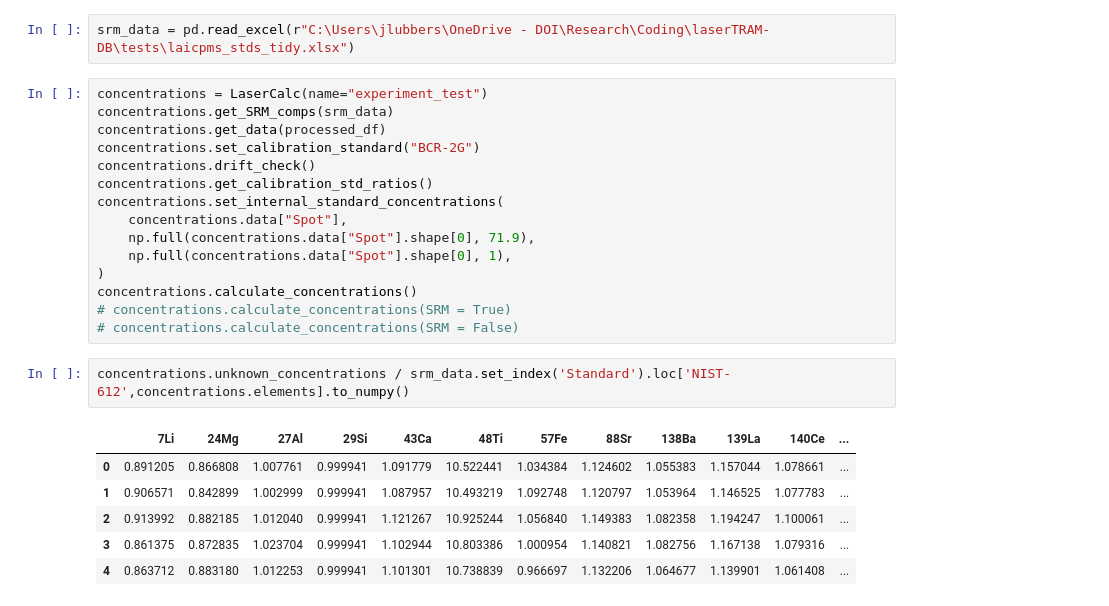
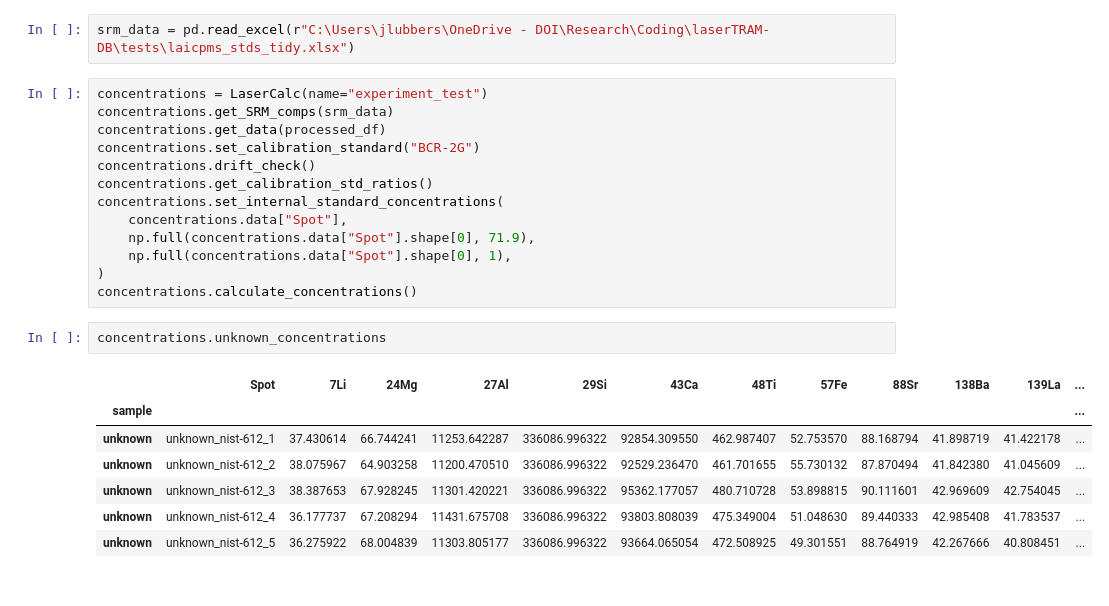
Before and after one commit to jlubbersgeo/lasertram, a Jupyter notebook: lasertram_tests.ipynb, the cells around one changed output. Saved outputs shown, nothing was run; the diff lists cells and outputs as text.

```diff
--- a/lasertram_tests.ipynb
+++ b/lasertram_tests.ipynb
@@ -171,14 +171,13 @@ concentrations.set_internal_standard_concentrations(
     np.full(concentrations.data["Spot"].shape[0], 1),
 )
 concentrations.calculate_concentrations()
-# concentrations.calculate_concentrations(SRM = True)
-# concentrations.calculate_concentrations(SRM = False)
-# %%
-concentrations.unknown_concentrations / srm_data.set_index('Standard').loc['NIST-612',concentrations.elements].to_numpy()
-# %% [output]
-|  | 7Li | 24Mg | 27Al | 29Si | 43Ca | 48Ti | 57Fe | 88Sr | 138Ba | 139La | 140Ce | ... |
-| 0 | 0.891205 | 0.866808 | 1.007761 | 0.999941 | 1.091779 | 10.522441 | 1.034384 | 1.124602 | 1.055383 | 1.157044 | 1.078661 | ... |
-| 1 | 0.906571 | 0.842899 | 1.002999 | 0.999941 | 1.087957 | 10.493219 | 1.092748 | 1.120797 | 1.053964 | 1.146525 | 1.077783 | ... |
-| 2 | 0.913992 | 0.882185 | 1.012040 | 0.999941 | 1.121267 | 10.925244 | 1.056840 | 1.149383 | 1.082358 | 1.194247 | 1.100061 | ... |
-| 3 | 0.861375 | 0.872835 | 1.023704 | 0.999941 | 1.102944 | 10.803386 | 1.000954 | 1.140821 | 1.082756 | 1.167138 | 1.079316 | ... |
-| 4 | 0.863712 | 0.883180 | 1.012253 | 0.999941 | 1.101301 | 10.738839 | 0.966697 | 1.132206 | 1.064677 | 1.139901 | 1.061408 | ... |
+# %%
+concentrations.unknown_concentrations
+# %% [output]
+|  | Spot | 7Li | 24Mg | 27Al | 29Si | 43Ca | 48Ti | 57Fe | 88Sr | 138Ba | 139La | ... |
+| sample |  |  |  |  |  |  |  |  |  |  |  | ... |
+| unknown | unknown_nist-612_1 | 37.430614 | 66.744241 | 11253.642287 | 336086.996322 | 92854.309550 | 462.987407 | 52.753570 | 88.168794 | 41.898719 | 41.422178 | ... |
+| unknown | unknown_nist-612_2 | 38.075967 | 64.903258 | 11200.470510 | 336086.996322 | 92529.236470 | 461.701655 | 55.730132 | 87.870494 | 41.842380 | 41.045609 | ... |
+| unknown | unknown_nist-612_3 | 38.387653 | 67.928245 | 11301.420221 | 336086.996322 | 95362.177057 | 480.710728 | 53.898815 | 90.111601 | 42.969609 | 42.754045 | ... |
+| unknown | unknown_nist-612_4 | 36.177737 | 67.208294 | 11431.675708 | 336086.996322 | 93803.808039 | 475.349004 | 51.048630 | 89.440333 | 42.985408 | 41.783537 | ... |
+| unknown | unknown_nist-612_5 | 36.275922 | 68.004839 | 11303.805177 | 336086.996322 | 93664.065054 | 472.508925 | 49.301551 | 88.764919 | 42.267666 | 40.808451 | ... |
```
Also changed, not shown: parts of 1 cell of this notebook, 1 other file.
